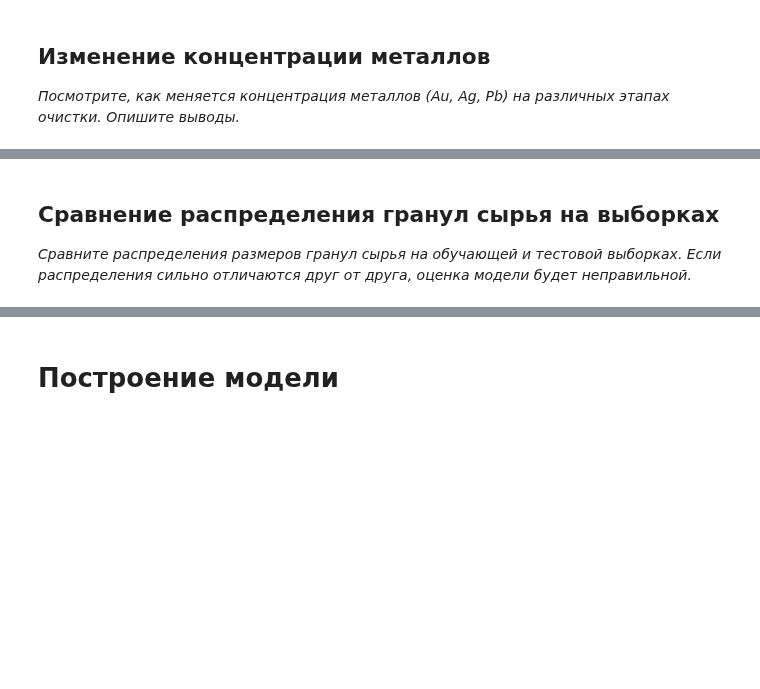
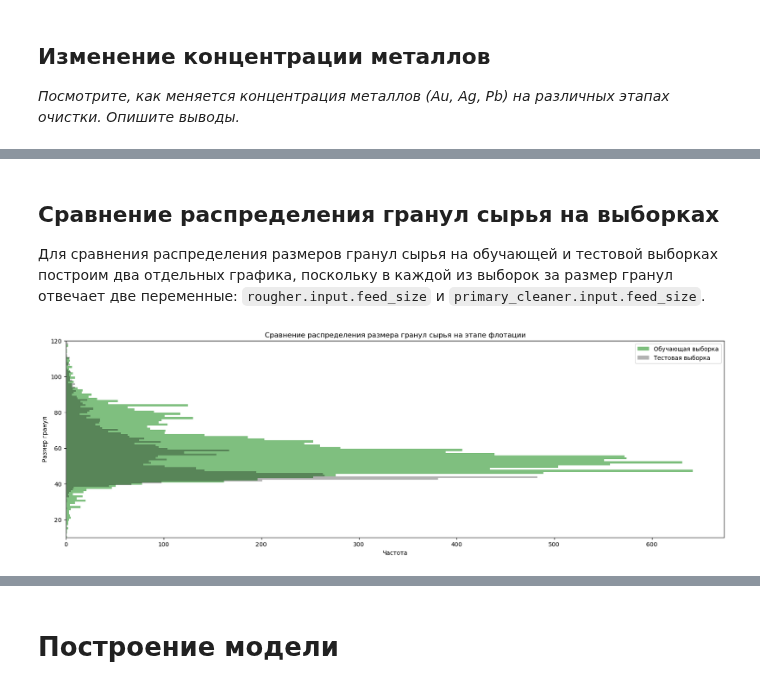
Before and after one commit to trofimovelijah/data-analysis-tools, a Jupyter notebook: 04-recovery_gold_from_ore.ipynb, the cells around one changed output, grey strips where cells are left out. Drawn from its saved outputs; the diff is of its cells as text; code cells hidden in the pictures; blank space fills up the shorter version.

```diff
--- a/04-recovery_gold_from_ore.ipynb
+++ b/04-recovery_gold_from_ore.ipynb
@@ -445,3 +454,15 @@ plt.show()
 # %% [markdown]
 ## Сравнение распределения гранул сырья на выборках
-_Сравните распределения размеров гранул сырья на обучающей и тестовой выборках. Если распределения сильно отличаются друг от друга, оценка модели будет неправильной._
+Для сравнения распределения размеров гранул сырья на обучающей и тестовой выборках построим два отдельных графика, поскольку в каждой из выборок за размер гранул отвечает две переменные: `rougher.input.feed_size` и `primary_cleaner.input.feed_size`.
+# %%
+plt.figure(figsize=(20, 6))
+plt.hist(data_train_clr['rougher.input.feed_size'], bins=400, alpha=0.5, label='Обучающая выборка', orientation='horizontal', color='green')
+plt.hist(data_test_tar['rougher.input.feed_size'], bins=400, alpha=0.3, label='Тестовая выборка', orientation='horizontal', color='black')
+plt.title('Сравнение распределения размера гранул сырья на этапе флотации')
+plt.xlabel('Частота')
+plt.ylabel('Размер гранул')
+plt.legend()
+plt.ylim(10, 120)
+plt.show()
+# %% [output]
+[figure, added]
```
Also changed, not shown: parts of 19 cells of this notebook.
